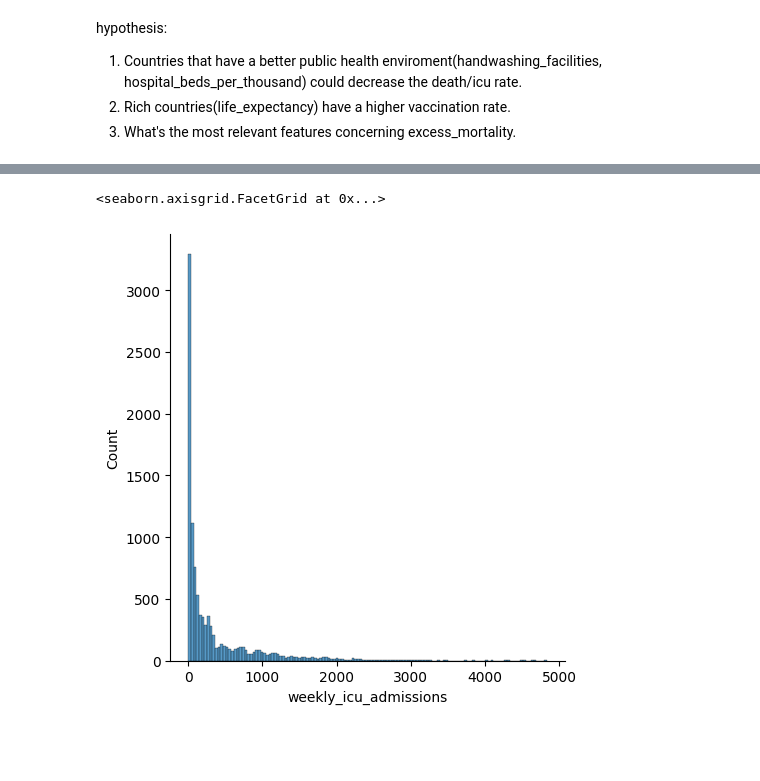
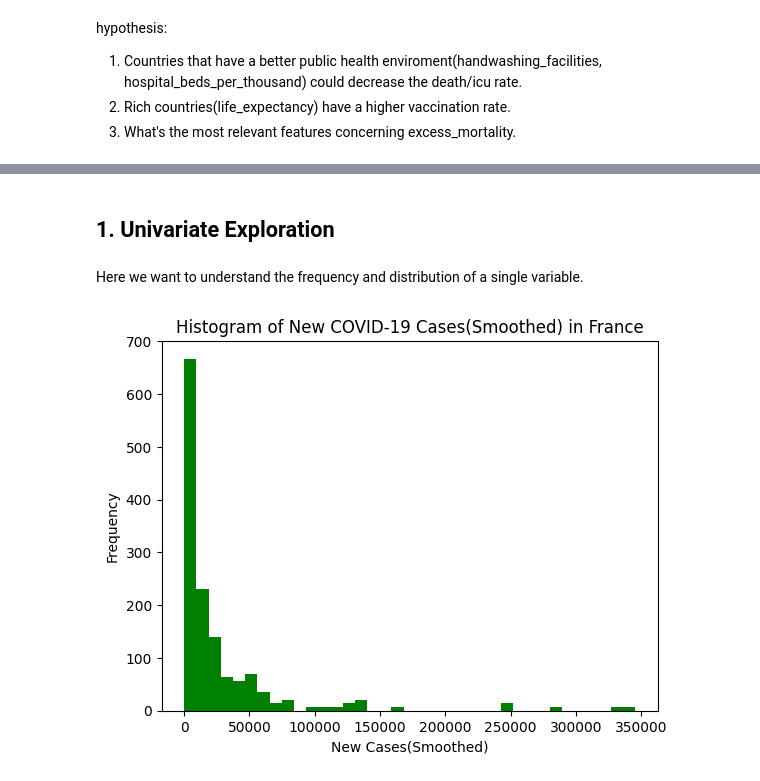
Before and after one commit to fengyu20/covid_data_analysis, a Jupyter notebook: covid_analysis.ipynb, the cells around one changed output, grey strips where cells are left out. Drawn from its saved outputs; the diff is of its cells as text; code cells hidden in the pictures; blank space fills up the shorter version.

```diff
--- a/covid_analysis.ipynb
+++ b/covid_analysis.ipynb
@@ -72,7 +73,19 @@ memory usage: 180.8+ MB
-# %%
-base_color = sb.color_palette()[0]
-
-sb.displot(covid_df['weekly_icu_admissions_per_million'],color=base_color)
-# %% [output]
-<seaborn.axisgrid.FacetGrid at 0x...>
-[figure, removed]
+# %% [markdown]
+## 1. Univariate Exploration
+# %% [markdown]
+Here we want to understand the frequency and distribution of a single variable.
+# %%
+# histograms of new cases(smoothed) in france
+
+france_new_cases_smoothed = covid_df[covid_df['location'] == 'France']['new_cases_smoothed'].dropna()
+
+bins_sqrt = int(np.sqrt(len(france_new_cases_smoothed)))
+
+
+plt.hist(france_new_cases_smoothed, bins=bins_sqrt,color='green')
+plt.xlabel('New Cases(Smoothed)')
+plt.ylabel('Frequency')
+plt.title('Histogram of New COVID-19 Cases(Smoothed) in France')
+plt.show()
+# %% [output]
+[figure, added]
```
Also changed, not shown: parts of 17 cells of this notebook, 1 other file.
